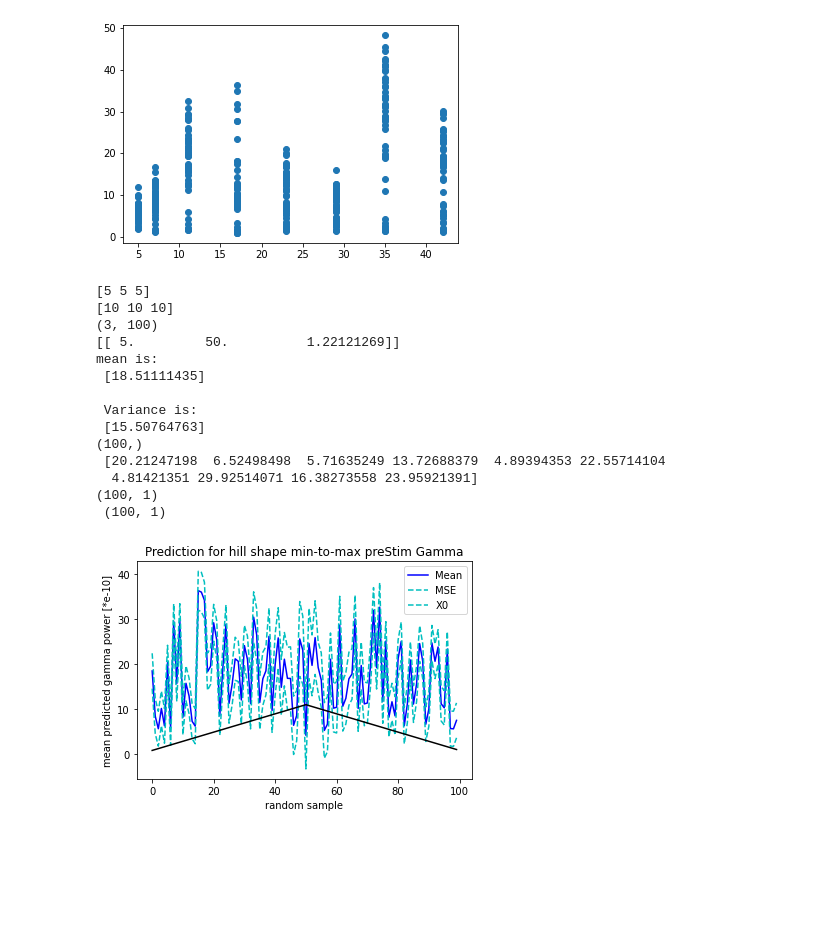
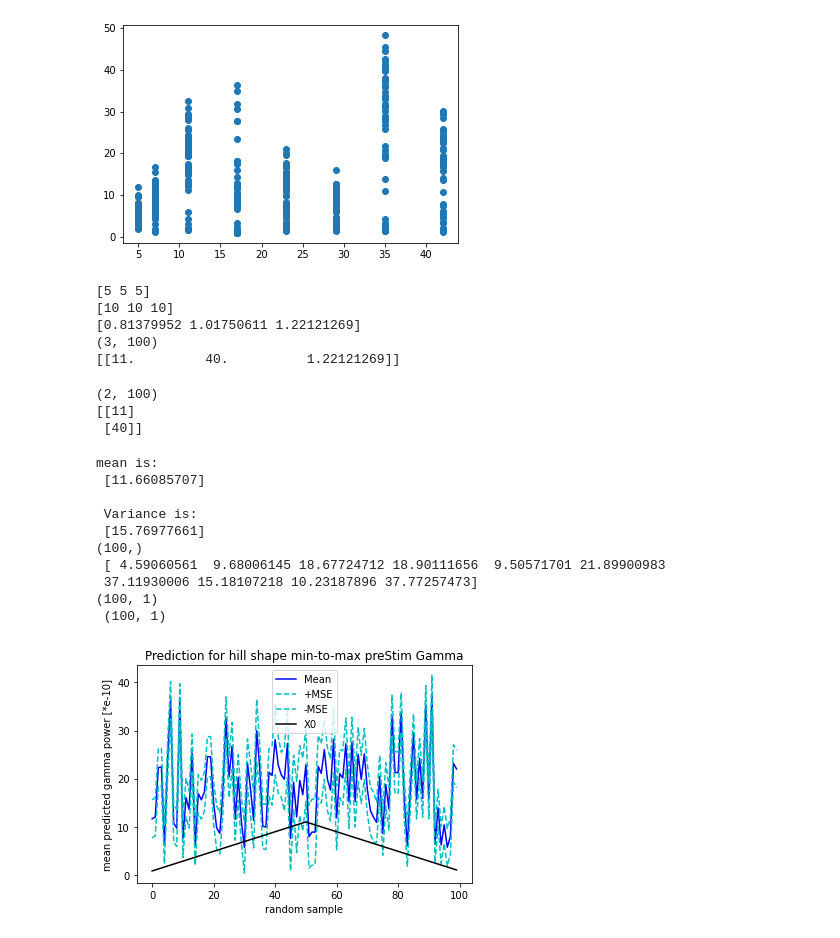
Before and after one commit to Simurgh818/NeuroGaussianProcess, a Jupyter notebook: state_dr_gp.ipynb, the cells around one changed output. Saved outputs shown, nothing was run; the diff lists cells and outputs as text; code cells hidden in the pictures; blank space fills up the shorter version.

Commit message:
making a generalized sampling function to sample from both BaO and SDBO

```diff
--- a/state_dr_gp.ipynb
+++ b/state_dr_gp.ipynb
@@ -151,5 +125,5 @@ X0_coords, U1, X1, lower_bound, upper_bound, X0_psd, N_trials = model.gp_model(p
 # %%
-U1_X0, y, trained_model = model.initialize_data_dr_sim(X0_coords, U1, X1, lower_bound, upper_bound, X0_psd)
+U1_X0, y, trained_model = model.initialize_data_dr_sim(X0_coords, U1, X0_psd, X1, ker)
 # print(x)
 # %% [output]
 {'dataplot': [<matplotlib.collections.PathCollection at 0x...>],
@@ -176,3 +149,37 @@ plt.scatter(U1_X0['Stim_1'],y)
 # %% [output]
 <matplotlib.collections.PathCollection at 0x...>
 [figure]
+# %%
+rand_freq_1d = np.random.choice([5,7,11,17, 23, 35, 42], size=(100))
+rand_freq_1d_sorted = np.sort(rand_freq_1d)
+print(rand_freq_1d_sorted[0:3])
+rand_amp_1d = np.random.choice([10,20,30,40,50], size=(100))
+rand_amp_1d_sorted = np.sort(rand_amp_1d)
+print(rand_amp_1d_sorted[0:3])
+
+hill_sum_preStim_gamma = np.empty((100))
+min_sum_preStim_gamma = np.min(U1_X0['sum_preStim_gamma'])
+max_sum_preStim_gamma = np.max(U1_X0['sum_preStim_gamma'])
+step_size = (max_sum_preStim_gamma-min_sum_preStim_gamma)/50
+hill_sum_preStim_gamma[0:50] = np.arange(min_sum_preStim_gamma, max_sum_preStim_gamma, step_size)
+hill_sum_preStim_gamma[50:100] = np.arange(max_sum_preStim_gamma,min_sum_preStim_gamma, -step_size)
+print(hill_sum_preStim_gamma[0:3])
+testX = np.array([rand_freq_1d, rand_amp_1d, hill_sum_preStim_gamma])
+print(np.shape(testX))
+testX = np.transpose(testX)
+print(testX[98:99,0:3])
+# %% [output]
+[5 5 5]
+[10 10 10]
+[0.81379952 1.01750611 1.22121269]
+(3, 100)
+[[11.         40.          1.22121269]]
+# %%
+testX_BaO = np.array([rand_freq_1d, rand_amp_1d])
+print(np.shape(testX_BaO))
+testX = np.transpose(testX_BaO)
+print(testX_BaO[0:2, 98:99])
+# %% [output]
+(2, 100)
+[[11]
+ [40]]
@@ -179,18 +188,26 @@ plt.scatter(U1_X0['Stim_1'],y)
 # %%
-posteriorTestY, simY, simMse = model.sample(U1_X0, trained_model)
+posteriorTestY_SDBO, simY_SDBO, simMse_SDBO = model.sample(testX, trained_model)
 # %% [output]
-[5 5 5]
-[10 10 10]
-(3, 100)
-[[ 5.         50.          1.22121269]]
 mean is:
- [18.51111435]
+ [11.66085707]
 
  Variance is:
- [15.50764763]
+ [15.76977661]
 (100,)
- [20.21247198  6.52498498  5.71635249 13.72688379  4.89394353 22.55714104
-  4.81421351 29.92514071 16.38273558 23.95921391]
+ [ 4.59060561  9.68006145 18.67724712 18.90111656  9.50571701 21.89900983
+ 37.11930006 15.18107218 10.23187896 37.77257473]
 (100, 1)
  (100, 1)
-[figure, removed]
+# %%
+# plt.plot(posteriorTestY)
+plt.plot(simY_SDBO[:, 0], 'b-')
+plt.plot(simY_SDBO[:, 0] + simMse_SDBO[:, 0]** 0.5, 'c--')
+plt.plot(simY_SDBO[:, 0] - simMse_SDBO[:, 0]** 0.5, 'c--')
+plt.plot(hill_sum_preStim_gamma, 'k-')
+plt.ylabel('mean predicted gamma power [*e-10]')
+plt.xlabel('random sample')
+plt.title('Prediction for hill shape min-to-max preStim Gamma')
+plt.legend(['Mean','+MSE', '-MSE', 'X0'])
+plt.show()
+# %% [output]
+[figure, added]
```
Also changed, not shown: parts of 7 cells of this notebook.
